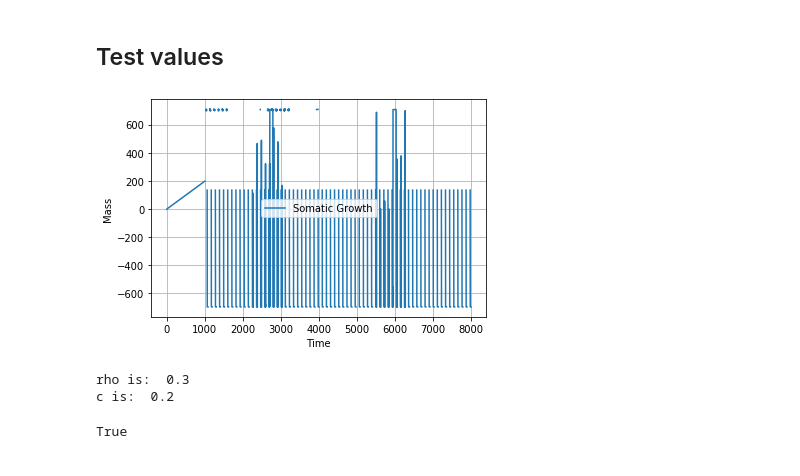
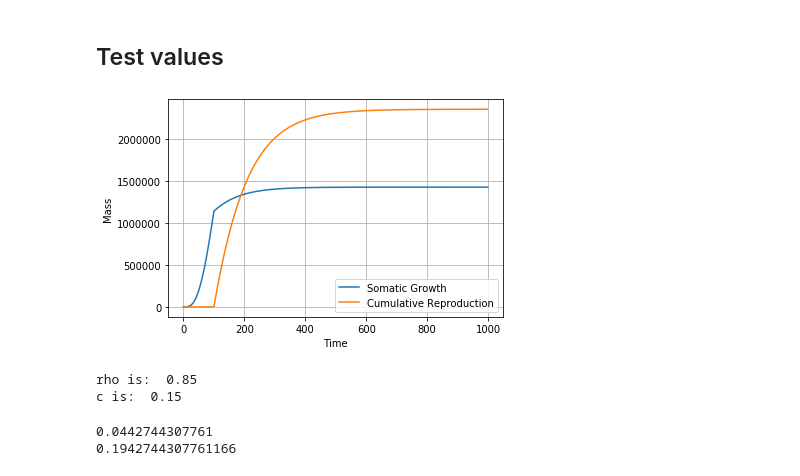
Before and after one commit to Don-Burns/Masters_Project, a Jupyter notebook: code/Optimisation.ipynb, the cells around one changed output. Cells and saved outputs as stored; diff of their text form; code cells hidden in the pictures.

```diff
--- a/code/Optimisation.ipynb
+++ b/code/Optimisation.ipynb
@@ -7,7 +7,7 @@
 # function
 # %%
 from scipy import exp
-
+from math import floor as floor
 def L(t, k = 0.01):
     """
         Calculates lifetime reproductive output of an organism,
@@ -64,10 +64,10 @@ def dRmdt(mR0, t, alpha = 50, M = 1000, a = 2.15, c = 0.17, rho = 0.06, k = 0.01
     elif t >= alpha:
 
         dmdt = (a * (m**0.75)) - (b * m) - (c * (m**rho))
-#         R = Q*c * m**rho
-        R = c * Q * m**rho * exp(-(k + Z) * (t - alpha))
+        R = Q*c * m**rho
+#         R = c * Q * m**rho * exp(-(k + Z) * (t - alpha))
     if m + dmdt < 0: # to set `m` to 0 when it would dip below 0
-        dmdt = -m
+        dmdt = floor(-m)
 
     return sc.array([dmdt, R])
 #     return dict["dmdt" : dmdt, "Reproduciton" : R]
@@ -426,59 +447,45 @@ R0_array[max_ind]
 # %%
 ## imports
 import scipy as sc
 from scipy import integrate
 
-days = 8000#1500 #  time to simulate over
-
-# define starting parameters -- using cod values from west 2001 as a base/ballpark values
-
-m0 = 0.1 # starting mass at t_0
-R0 = 0 # starting reproduction at t_0, 0 because organism not yet mature in my sims
-a = 0.017 # cost of new mass
-b =  0 # no need to calculate right now since i do it in function,could be done here to save time
+rho = rho_opt
 c = c_opt
-
-# reproductive cost
-M =  25000
-alpha = 1000 # age of maturation (days)
-rho = rho_opt # reproductive scaling parameter
-k =  0.01
-
 # organising starting params for use
 
-mR0 = sc.array([m0, R0]) # starting values for integration, [starting mass, starting repro]
-t = sc.arange(0, days, 1) # t values for integration
+
 params = (alpha, M, a, c, rho, k) # tuple for integration arguments
 
 
 # integration
 mR = integrate.odeint(dRmdt, mR0, t, args = params)
 mass = mR[:, 0]
 repro = mR[:, 1]
 
 
 ######plotting
 import matplotlib.pyplot as plt
 
 plt.figure()
 plt.grid(True)
-plt.plot(t, sc.log(mass), label = "Somatic Growth")
-# plt.plot(t, repro, label = "Cumulative Reproduction")
+plt.plot(t[:1000], mass[:1000], label = "Somatic Growth")
+plt.plot(t[:1000], repro[:1000], label = "Cumulative Reproduction")
 plt.xlabel("Time")
 plt.ylabel("Mass")
 plt.legend()
-# plt.savefig("../results/pretty_curve.png", dpi = 300)
 plt.show()
 
 print("rho is: ", rho)
 print("c is: ", c)
 # %% [output]
-[figure, old version]
+[figure, new version]
-rho is:  0.3
-c is:  0.2
+rho is:  0.85
+c is:  0.15
-# %%
-mass[alpha] > mass[-1]
-# mass[alpha]
-# mass[-1]
-# %% [output]
-True
+# %%
+# check of `b` value with c
+print((a/M**0.25) -c)
+# check without
+print(a/M**0.25)
+# %% [output]
+0.0442744307761
+0.1942744307761166
```
Also changed, not shown: parts of 16 cells of this notebook, 3 other files.
